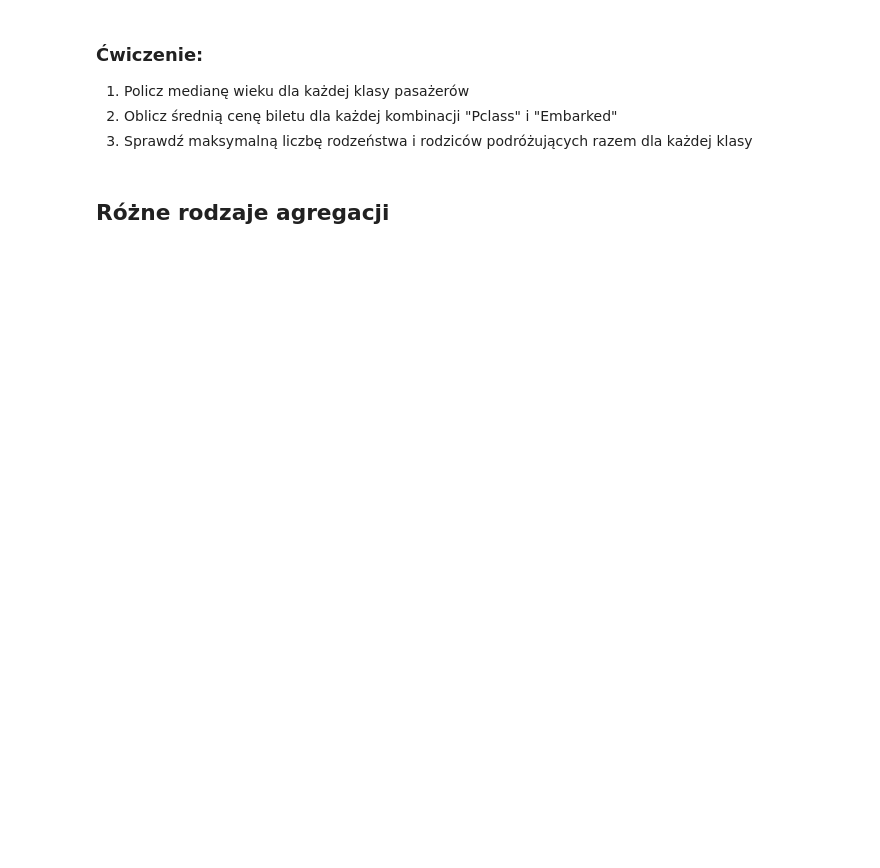
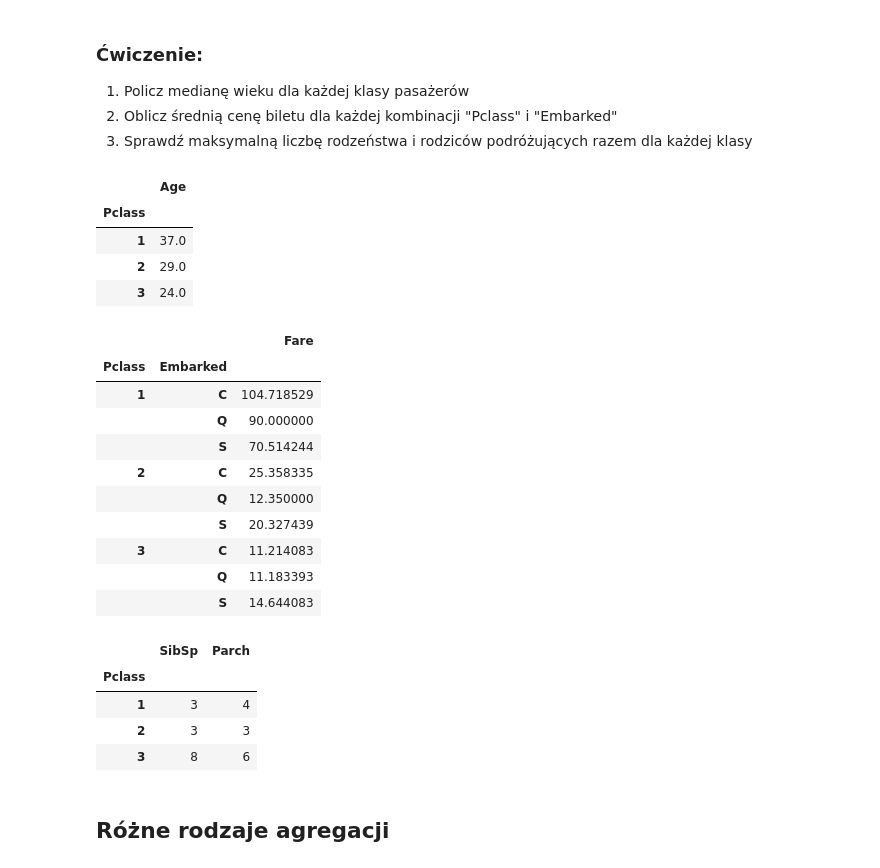
Before and after one commit to annlyd1986/labaJDA, a Jupyter notebook: codes/Laba23.ipynb, the cells around one changed output. Cells and saved outputs as stored; diff of their text form; code cells hidden in the pictures; blank space fills up the shorter version.

```diff
--- a/codes/Laba23.ipynb
+++ b/codes/Laba23.ipynb
@@ -62,6 +173,32 @@ display(agg_survival)
 1. Policz medianę wieku dla każdej klasy pasażerów
 2. Oblicz średnią cenę biletu dla każdej kombinacji "Pclass" i "Embarked"
 3. Sprawdź maksymalną liczbę rodzeństwa i rodziców podróżujących razem dla każdej klasy
+# %%
+display(df.groupby(['Pclass'])[['Age']].median())
+display(df.groupby(['Pclass', 'Embarked'])[['Fare']].mean())
+df.groupby(['Pclass'])[['SibSp', 'Parch']].max()
+# %% [output]
+|  | Age |
+| Pclass |  |
+| 1 | 37.0 |
+| 2 | 29.0 |
+| 3 | 24.0 |
+|  |  | Fare |
+| Pclass | Embarked |  |
+| 1 | C | 104.718529 |
+|  | Q | 90.000000 |
+|  | S | 70.514244 |
+| 2 | C | 25.358335 |
+|  | Q | 12.350000 |
+|  | S | 20.327439 |
+| 3 | C | 11.214083 |
+|  | Q | 11.183393 |
+|  | S | 14.644083 |
+|  | SibSp | Parch |
+| Pclass |  |  |
+| 1 | 3 | 4 |
+| 2 | 3 | 3 |
+| 3 | 8 | 6 |
 # %% [markdown]
 ## Różne rodzaje agregacji
 # %% [markdown]
```
Also changed, not shown: parts of 11 cells of this notebook, 1 other file.
